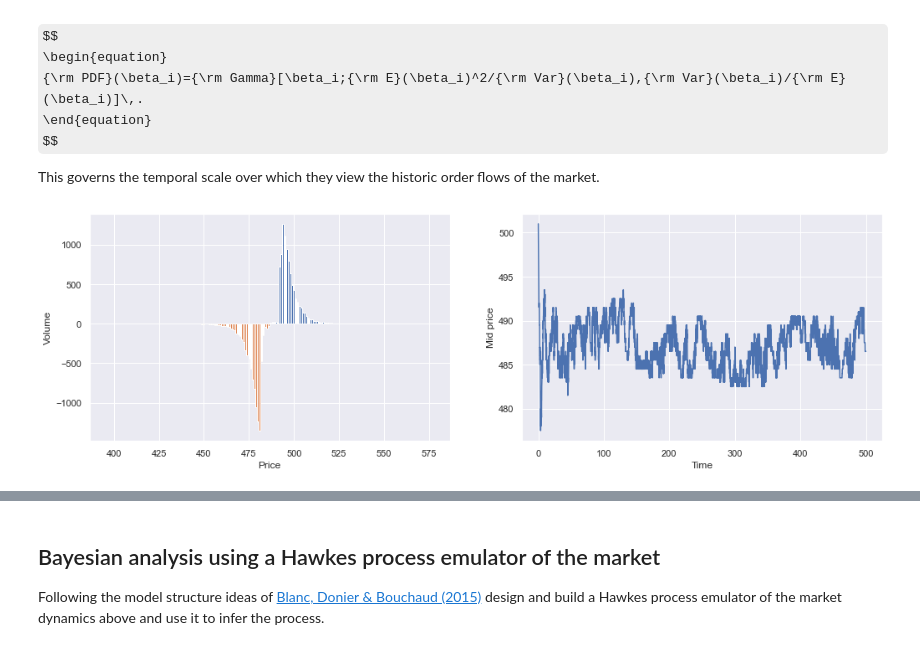
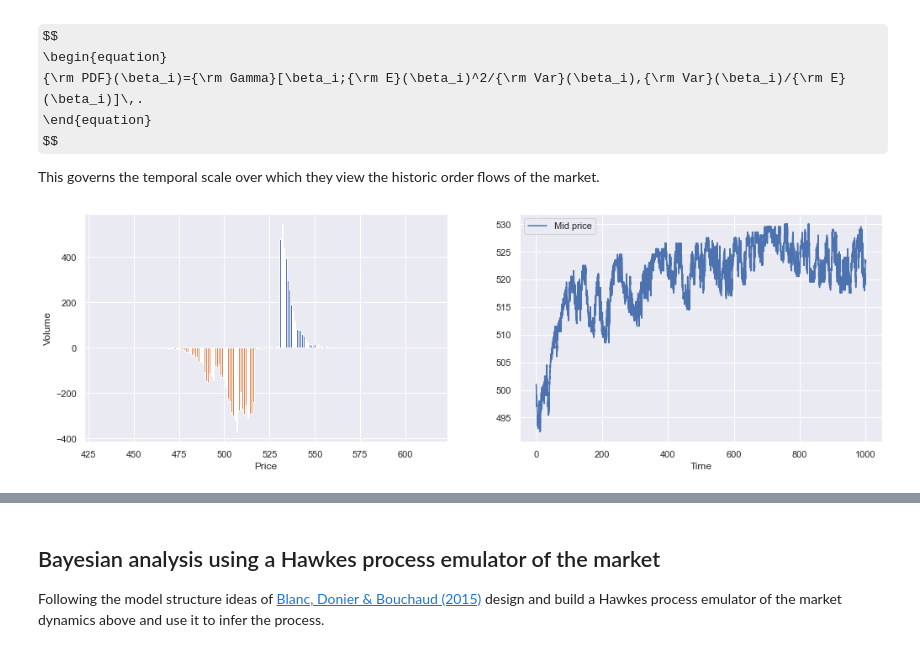
Before and after one commit to umbralcalc/lobsim, a Jupyter notebook: LOB_simulation.ipynb, the cells around one changed output, grey strips where cells are left out. Drawn from its saved outputs; the diff is of its cells as text; code cells hidden in the pictures; some formulas as TeX source.

```diff
--- a/LOB_simulation.ipynb
+++ b/LOB_simulation.ipynb
@@ -249,9 +258,9 @@ This governs the temporal scale over which they view the historic order flows of
 # %%
 setup = {
     # Number of agents
-    "Nagents" : 150,
+    "Nagents" : 100,
     # 1/variance in agent relative trading rates
-    "heterok" : 0.02,
+    "heterok" : 0.1,
     # Mean global agent speculation rate
     "meanspecrate" : 1.0,
     # Mean limit order rate per agent on the bid side
@@ -259,15 +268,15 @@ setup = {
     # Mean limit order rate per agent on the ask side
     "meanLOrateask" : 2.5,
     # Mean market order rate per agent on the bid side
-    "meanMOratebid" : 1.3,
+    "meanMOratebid" : 2.0,
     # Mean market order rate per agent on the ask side
-    "meanMOrateask" : 1.3,
+    "meanMOrateask" : 2.0,
     # Mean cancel order rate per agent on the bid side
     "meanCOratebid" : 1.1,
     # Mean cancel order rate per agent on the ask side
     "meanCOrateask" : 1.1,
     # The overall mean holding rate
-    "meanHOrate" : 30.0,
+    "meanHOrate" : 15.0,
     # Limit order decay power in price units
     "LOdecay" : 0.2,
     # Initial bid tick
@@ -279,41 +288,42 @@ setup = {
     # The number of price points simulated
     "Nlattice" : 1000,
     # Number of reactionary agents
-    "Nreactagents" : 50,
+    "Nreactagents" : 30,
     # The mean reaction rate of the reactionary agents
     "reactratesmean" : 1.5,
     # The variance in the reaction rate of the reactionary agents
     "reactratesvar" : 2.0,
-    # The reactionary power of each agent
-    "reactpow" : 2.0,
+    # The amplitude factor of the rate for each reactionary agent
+    "reactamp" : 3.0,
 }
 
 # Initialise the LOB simulation
 los = LOBsim(setup, agentens=reagentens)
 
 # Iterate the LOB over time
-tend, t = 500.0, 0.0
+tend, t = 1000.0, 0.0
 midpsre = []
 while t < tend:
     los.iterate()
     t = los.time
     midpsre.append([t, los.market_state_info["midprice"]])
+
+# Create time series using the mid price output data
+df_re = pd.DataFrame(midpsre, columns=['Time', 'Mid price'])
 # %%
 fig, ax = plt.subplots(1, 2, figsize=(17, 5))
 ax[0].bar(los.prices, los.asks)
 ax[0].bar(los.prices, -los.bids)
-ax[1].plot(np.asarray(midpsre)[:, 0], np.asarray(midpsre)[:, 1])
+df_re.set_index('Time').plot(ax=ax[1])
 ax[0].set_xlim(
     [
         los.market_state_info["midprice"]-100.0,
         los.market_state_info["midprice"]+100.0,
     ]
 )
 ax[0].set_ylabel('Volume')
 ax[0].set_xlabel('Price')
-ax[1].set_ylabel('Mid price')
-ax[1].set_xlabel('Time')
 plt.show()
 # %% [output]
-[figure, old version]
+[figure, new version]
 # %%
```
Also changed, not shown: parts of 7 cells of this notebook, 1 other file.
